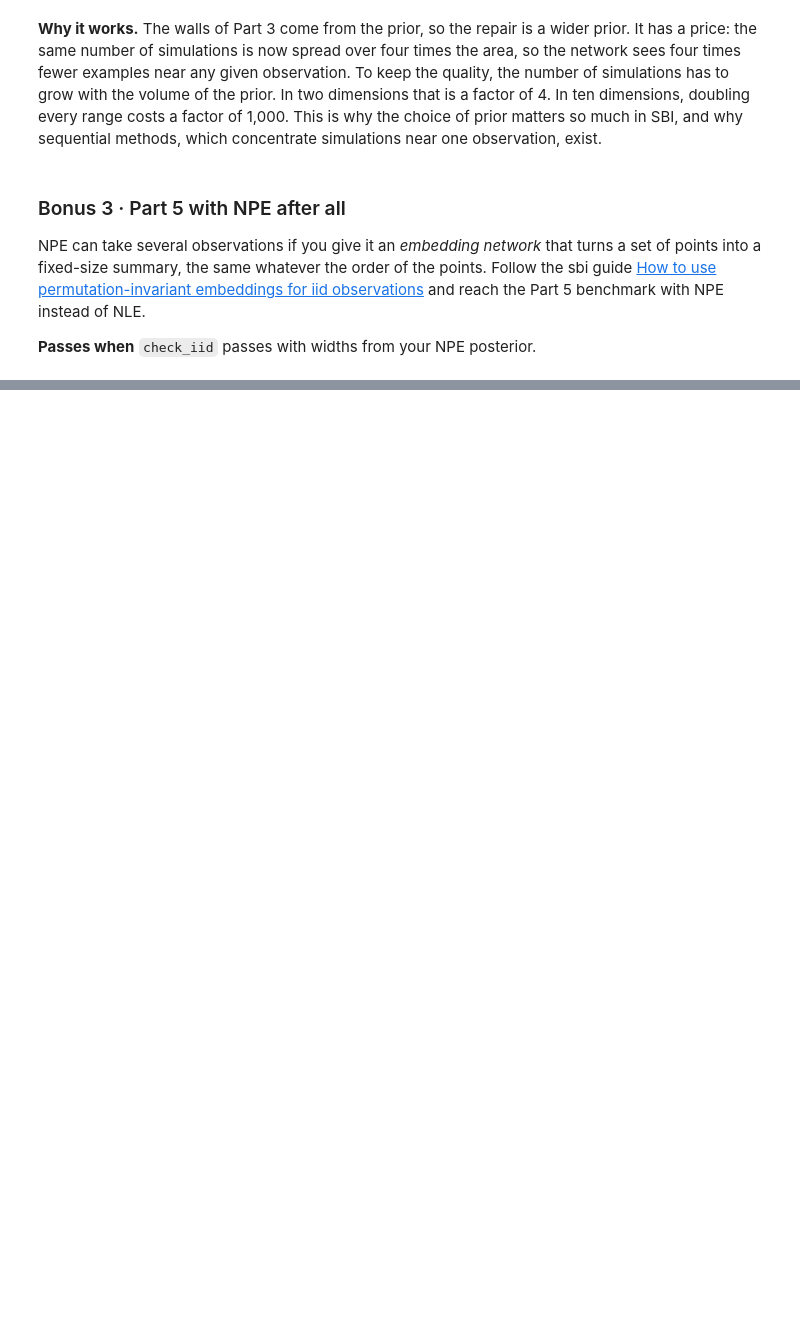
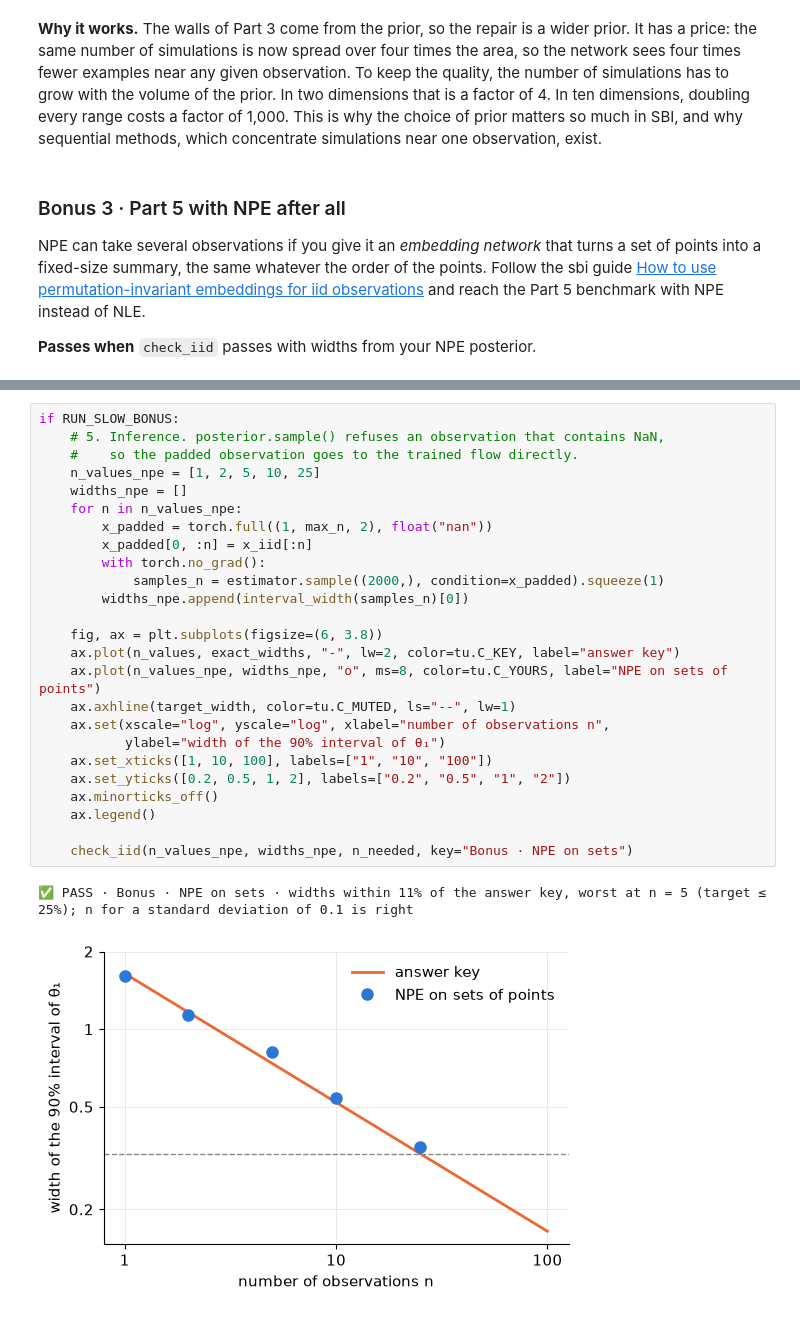
Before and after one commit to MARS-FIAS/sbi_tutorial_algosb2026, a Jupyter notebook: solutions/01_sbi_toy_2d_solutions.ipynb, the cells around one changed output, grey strips where cells are left out. Cells and saved outputs as stored; diff of their text form; blank space fills up the shorter version.

```diff
--- a/solutions/01_sbi_toy_2d_solutions.ipynb
+++ b/solutions/01_sbi_toy_2d_solutions.ipynb
@@ -537,0 +612,28 @@ check_iid(n_values, widths_nre, n_needed, key="Bonus · NRE")
+# %%
+if RUN_SLOW_BONUS:
+    # 5. Inference. posterior.sample() refuses an observation that contains NaN,
+    #    so the padded observation goes to the trained flow directly.
+    n_values_npe = [1, 2, 5, 10, 25]
+    widths_npe = []
+    for n in n_values_npe:
+        x_padded = torch.full((1, max_n, 2), float("nan"))
+        x_padded[0, :n] = x_iid[:n]
+        with torch.no_grad():
+            samples_n = estimator.sample((2000,), condition=x_padded).squeeze(1)
+        widths_npe.append(interval_width(samples_n)[0])
+
+    fig, ax = plt.subplots(figsize=(6, 3.8))
+    ax.plot(n_values, exact_widths, "-", lw=2, color=tu.C_KEY, label="answer key")
+    ax.plot(n_values_npe, widths_npe, "o", ms=8, color=tu.C_YOURS, label="NPE on sets of points")
+    ax.axhline(target_width, color=tu.C_MUTED, ls="--", lw=1)
+    ax.set(xscale="log", yscale="log", xlabel="number of observations n",
+           ylabel="width of the 90% interval of θ₁")
+    ax.set_xticks([1, 10, 100], labels=["1", "10", "100"])
+    ax.set_yticks([0.2, 0.5, 1, 2], labels=["0.2", "0.5", "1", "2"])
+    ax.minorticks_off()
+    ax.legend()
+
+    check_iid(n_values_npe, widths_npe, n_needed, key="Bonus · NPE on sets")
+# %% [output]
+✅ PASS · Bonus · NPE on sets · widths within 11% of the answer key, worst at n = 5 (target ≤ 25%); n for a standard deviation of 0.1 is right
+[figure, added]
```
Also changed, not shown: parts of 35 cells of this notebook, 16 other files.
